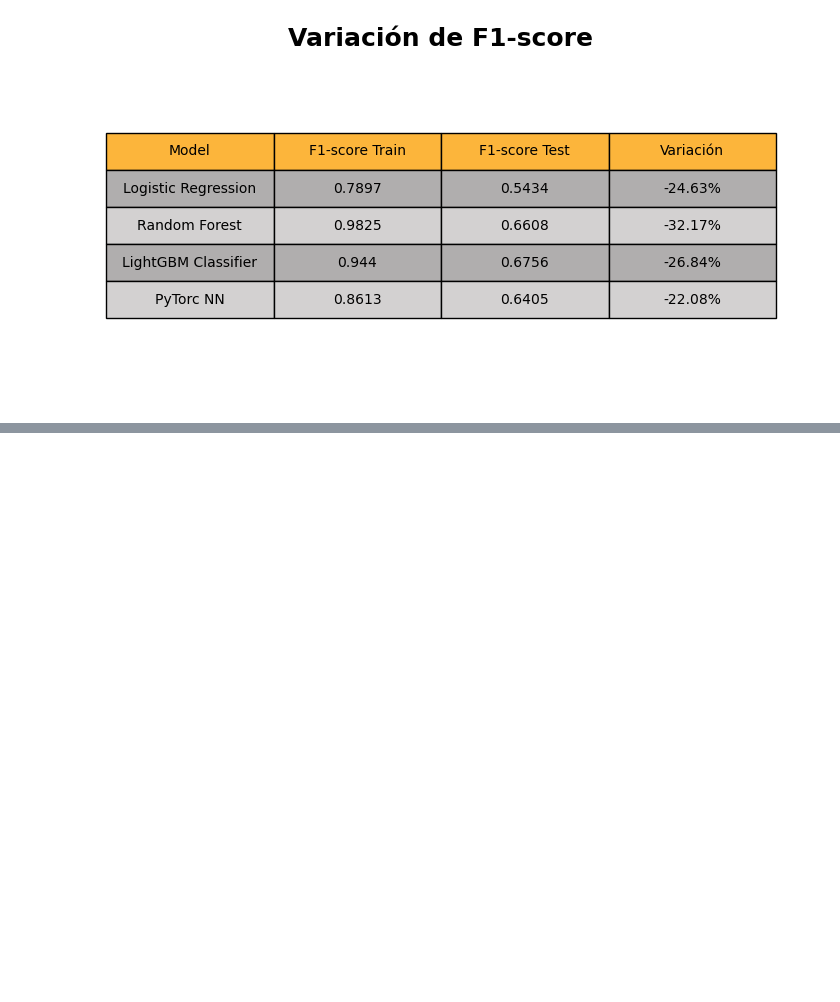
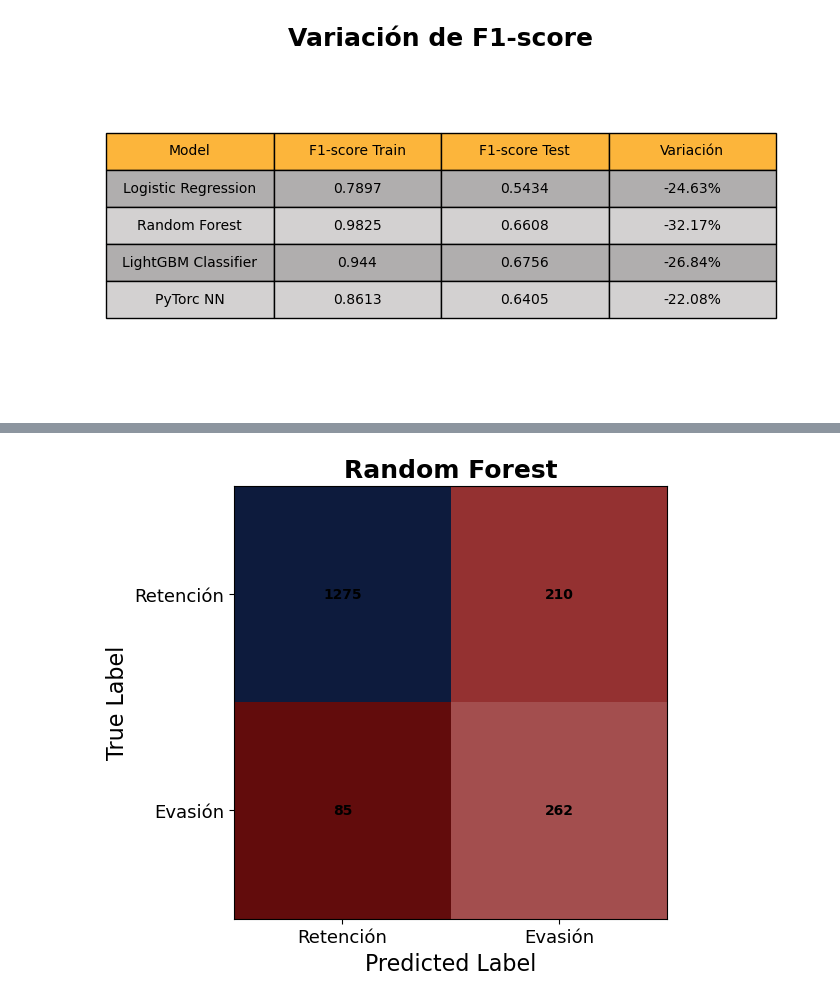
Before and after one commit to ignaciomajo/velarion_fintech, a Jupyter notebook: Modeling_Velarion.ipynb, the cells around one changed output, grey strips where cells are left out. Cells and saved outputs as stored; diff of their text form; code cells hidden in the pictures; blank space fills up the shorter version.

Commit message:
UPDATE Modeling_Velarion | Champion Model - Analisis SHAP

```diff
--- a/Modeling_Velarion.ipynb
+++ b/Modeling_Velarion.ipynb
@@ -3946,0 +4046,9 @@ array([160,  43, 149,  77, 241, 104, 225, 330,  64, 180,  60,  69,  59,
+# %%
+plot_conf_mat(model=rf,
+              x=X_test[selected_features],
+              y=y_test,
+              name='Random Forest',
+              save='confmat_rf',
+              umbral=0.35)
+# %% [output]
+[figure, added]
```
Also changed, not shown: parts of 73 cells of this notebook, 2 other files.
